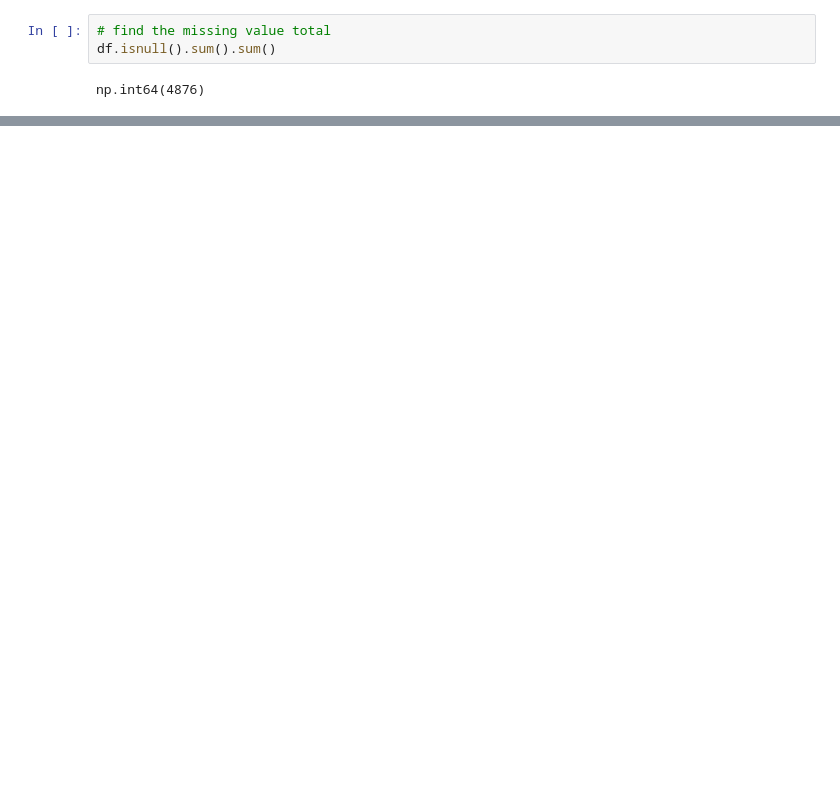
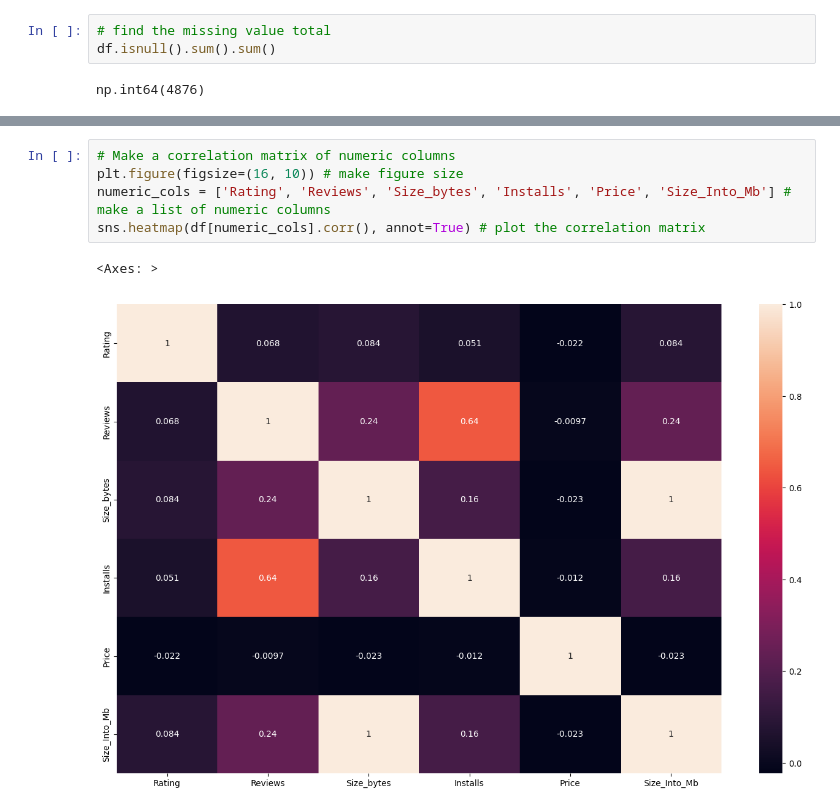
Before and after one commit to Sidra97aries/Python-for-DataScience, a Jupyter notebook: Eda_google_play_store.ipynb, the cells around one changed output, grey strips where cells are left out. Drawn from its saved outputs; the diff is of its cells as text; blank space fills up the shorter version.

```diff
--- a/Eda_google_play_store.ipynb
+++ b/Eda_google_play_store.ipynb
@@ -496,0 +578,8 @@ Text(0.5, 1.0, 'Missing Values Percentage in each Column')
+# %%
+# Make a correlation matrix of numeric columns
+plt.figure(figsize=(16, 10)) # make figure size
+numeric_cols = ['Rating', 'Reviews', 'Size_bytes', 'Installs', 'Price', 'Size_Into_Mb'] # make a list of numeric columns
+sns.heatmap(df[numeric_cols].corr(), annot=True) # plot the correlation matrix
+# %% [output]
+<Axes: >
+[figure, added]
```
Also changed, not shown: parts of 67 cells of this notebook.
